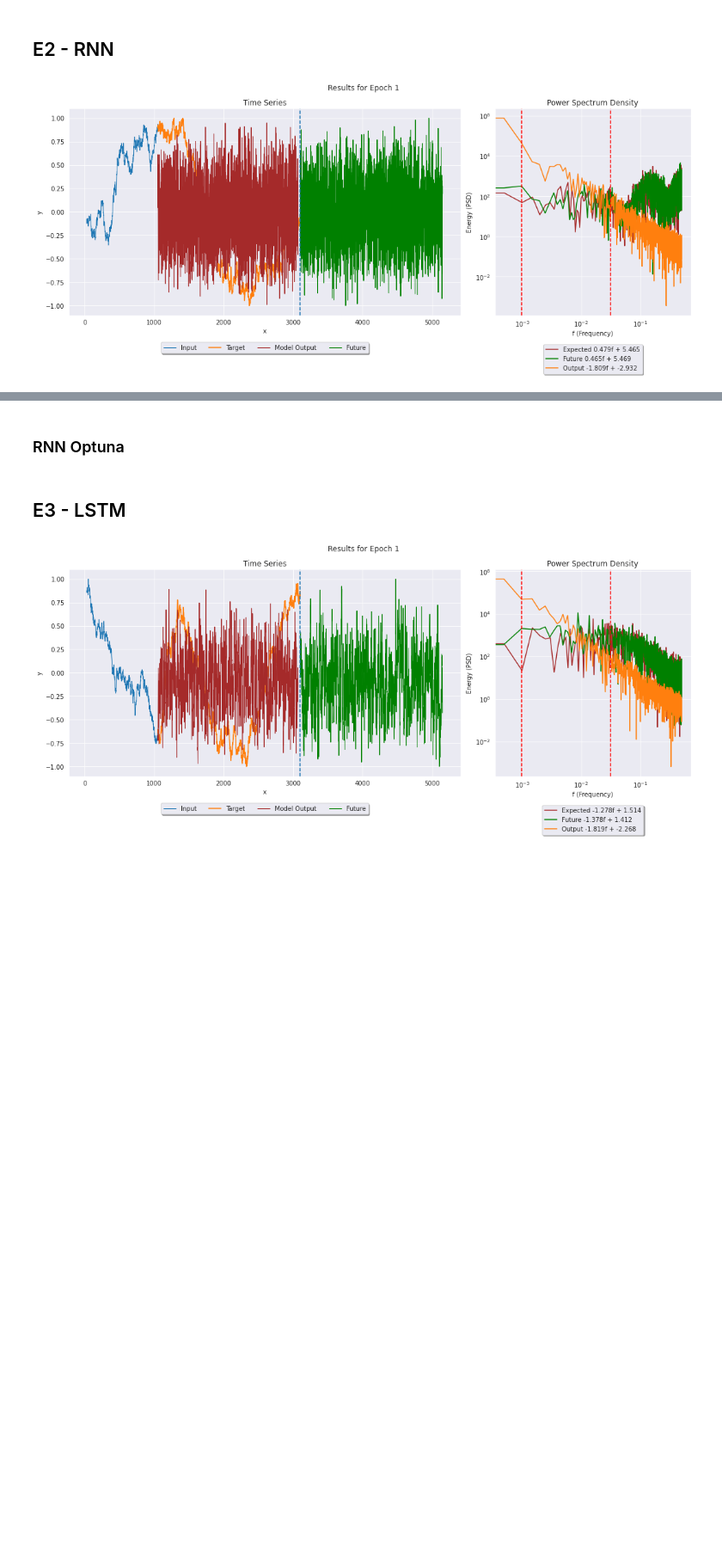
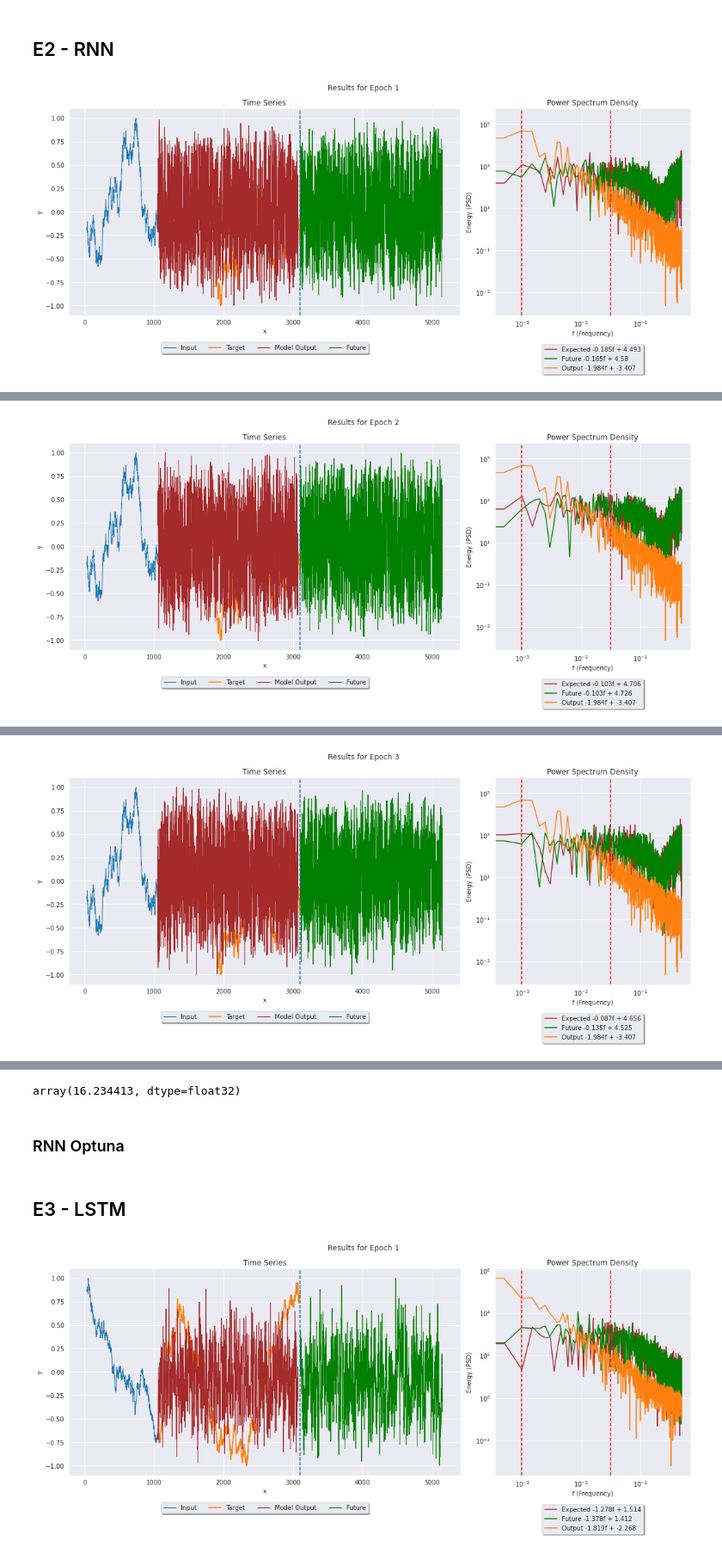
Before and after one commit to barauna-lo/Colored_Noise, a Jupyter notebook: CervejaGratis.ipynb, the cells around one changed output, grey strips where cells are left out. Shown at 86% size. Cells and saved outputs as stored; diff of their text form; code cells hidden in the pictures; blank space fills up the shorter version.

```diff
--- a/CervejaGratis.ipynb
+++ b/CervejaGratis.ipynb
@@ -953,3 +955,6 @@ plot_test(trainX[k],trainY[k])
 A ideia dessa rede é evitar a dissonância informacional. A rede guarda internamente a memória de curto prazo, ao informar novamente a rede sobre o estado de curto prazo, poderemos estar reintroduzindo informação que já foi filtrada/descartada. Esta reintrodução de dado espúrio estamos chamando de dissonância informacional.
 # %% [markdown]
 ## Training Loop
+# %%
+a=[1,2,3,4,5,6,7,8,10]
+a[-3:]
@@ -993,8 +1000,8 @@ def training_loop(n_epochs,     #Number of epochs
         test_target_clone  = test_target_clone[shuffle,:]
         def closure():
             optimiser.zero_grad()
-            out = model(train_input_clone,abs(train_target_clone.size(1)-train_input_clone.size(1))) #independente de quanto seja o valor de saída a mais no future, ele ira gerar um vetor de tamanho igual ao tamanho de saída. Dessa forma subtração dará o valor que queremos de saída a mais
-            loss = loss_fn(out[:,train_input_clone.size(1):train_target_clone.size(1)], train_target_clone) #Calculate de loss functions only for the point were the data was generated
+            out = model(train_input_clone,train_target_clone.size(1)) #independente de quanto seja o valor de saída a mais no future, ele ira gerar um vetor de tamanho igual ao tamanho de saída. Dessa forma subtração dará o valor que queremos de saída a mais
+            loss = loss_fn(out[:,-train_target_clone.size(1):], train_target_clone) #Calculate de loss functions only for the point were the data was generated
             loss.backward() #update weigts
             return loss     #Return Loss value
         optimiser.step(closure) #Call the funcution
@@ -1280,15 +1283,19 @@ Dropout(p=0.666, inplace=False)
 ## RNN
 # %%
 class RNN_GNI2(nn.Module):
-    def __init__(self,n_layers = 1, hidden_layers=32,isGNI=True):
+    def __init__(self,n_layers = 2, hidden_layers=[12,22,33],dropouts=[0,0,0],isGNI=True):
         super(RNN_GNI2, self).__init__()
         self.hidden_layers = hidden_layers
         self.n_layers = n_layers
         self.isGNI = isGNI
+        self.dropouts = dropouts
+
         # lstm1, lstm2, linear are all layers in the network
         self.lstm1 =  [nn.RNNCell( 1, self.hidden_layers[0])]
+        self.lstm1.append(nn.Dropout(self.dropouts[0]))
         for i in range(n_layers-1):
           self.lstm1.append(nn.RNNCell(self.hidden_layers[i], self.hidden_layers[i+1]))
+          self.lstm1.append(nn.Dropout(self.dropouts[i+1]))
         self.lstm1.append(nn.Linear(self.hidden_layers[n_layers-1], 1))
         self.lstm1.append(nn.Tanh())
 
@@ -1332,12 +1339,13 @@ class RNN_GNI2(nn.Module):
 
     def __str__(self):
         output  = ""
-        for i in range(self.n_layers+2):
+        for i in range(0,len(self.lstm1),2):
           output += "======================\n"
-          output += "Layer: "+str(i)+"\n"
+          output += "Layer: "+str((i+1)//2)+"\n"
           output += str(self.lstm1[i])+"\n"
+          output += str(self.lstm1[i+1])+"\n"
         return output
-RNN = RNN_GNI2(n_layers = 3,hidden_layers=[32,54,56,85,97])
+RNN = RNN_GNI2(n_layers = 4,hidden_layers=[12,24,36,45,57],dropouts=[0.1,0.2,0.3,0.4])
 print(RNN)
 # %% [output]
 ======================
@@ -1587,7 +1600,7 @@ training_loop(epochs,model, optimiser,l,
               future=len(trainY[0]),
               n_cut=n_cut,
               plot_results_during_traing=True,
-              save_results = False,
+              save_results = True,
               verbose = True,
               file_name=f'{title}_ncut{n_cut}_GNI.plk')
 # %% [output]
@@ -1676,26 +1723,30 @@ TypeError: ignored
 # %%
 n_cut         = 2
 epochs        = 3
 low_freq_cut  = 0
 high_freq_cut = 0
-#model = RNN_GNI(hidden_layers=32,isGNI=True)
-model = RNN_GNI2(n_layers = 4, hidden_layers=[64,64,64,64,54],isGNI=True)
+#model = RNN_GNI(hidden_layers=32,isGNI=False)
+model = RNN_GNI2(n_layers = 2,
+                 hidden_layers=[12,12,32,64,54],
+                 dropouts=[0,0,0,0,0],isGNI=True)
 title = 'RNN'
 
-optimiser = torch.optim.LBFGS(model.parameters(), lr=0.1)
+#optimiser = torch.optim.LBFGS(model.parameters(), lr=0.01)#,momentum=0.9)
+#optimiser = torch.optim.SGD(model.parameters(), lr=0.01, momentum=0.9)
+optimizer = torch.optim.Adam(model.parameters(), lr=0.0001)#, momentum=0.9)
   # for n_cut in range(1,6):
 l = DBeta(n_cut,
-          low_freq_cut=low_freq_cut,
-          high_freq_cut=high_freq_cut)
+          low_freq_cut  = low_freq_cut,
+          high_freq_cut = high_freq_cut)
 
 training_loop(epochs,model, optimiser,l,
               trainX.float(), trainY.float(),
               trainX_test.float(), trainY_test.float(),
-              future=len(trainY[0]),
-              n_cut=n_cut,
+              future        = len(trainY[0]),
+              n_cut         = n_cut,
               plot_results_during_traing=True,
-              save_results = False,
-              verbose = True,
+              save_results  = False,
+              verbose       = True,
               file_name=f'model_{title}_ncut{n_cut}_GNI.plk')
 # %% [output]
-[figure, old version]
+[figure, new version]
@@ -1702,0 +1754 @@ Epoch: 1, Train Loss: 1.73655, Validation Loss: 1.61236, Time 37.426 s
+[figure, added]
@@ -1703,0 +1756 @@ KeyboardInterrupt: ignored
+[figure, added]
@@ -1704,3 +1758,4 @@ KeyboardInterrupt: ignored
+array(16.234413, dtype=float32)
 # %% [markdown]
 ### RNN Optuna
 # %%
```
Also changed, not shown: parts of 10 cells of this notebook.
